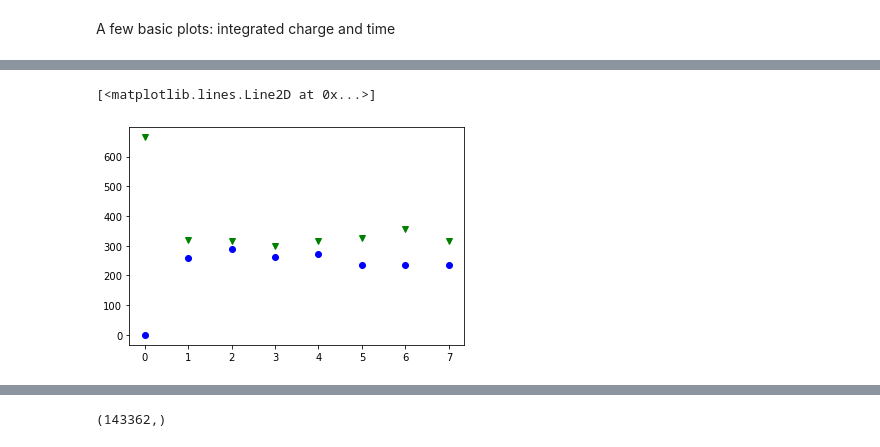
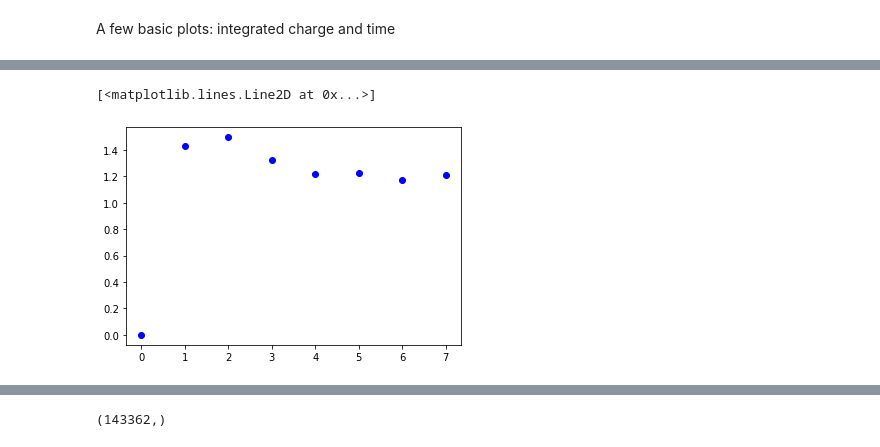
Before and after one commit to acolijn/DT5550_DAQ, a Jupyter notebook: analysis/decode_example.ipynb, the cells around one changed output, grey strips where cells are left out. Cells and saved outputs as stored; diff of their text form; code cells hidden in the pictures.

```diff
--- a/analysis/decode_example.ipynb
+++ b/analysis/decode_example.ipynb
@@ -39,7 +39,7 @@ r = [[], [], [], [], [], [], [], []]
 #for i in range(8):
 #    r.append([])
 
-nmax = 2
+nmax = 99999
 nf = 0
 idet_old = 0
 
@@ -130,7 +160,6 @@ plt.yscale('linear')
 # %%
-plt.plot(nhit_tag,'o',color='blue')
-plt.plot(nhit_untag,'v', color='green')
-#plt.ylim([2000,4000])
+plt.plot(nhit_tag/nhit_untag,'o',color='blue')
+#plt.ylim([0.,1.])
 # %% [output]
 [<matplotlib.lines.Line2D at 0x...>]
-[figure, old version]
+[figure, new version]
```
Also changed, not shown: parts of 11 cells of this notebook, 4 other files.
